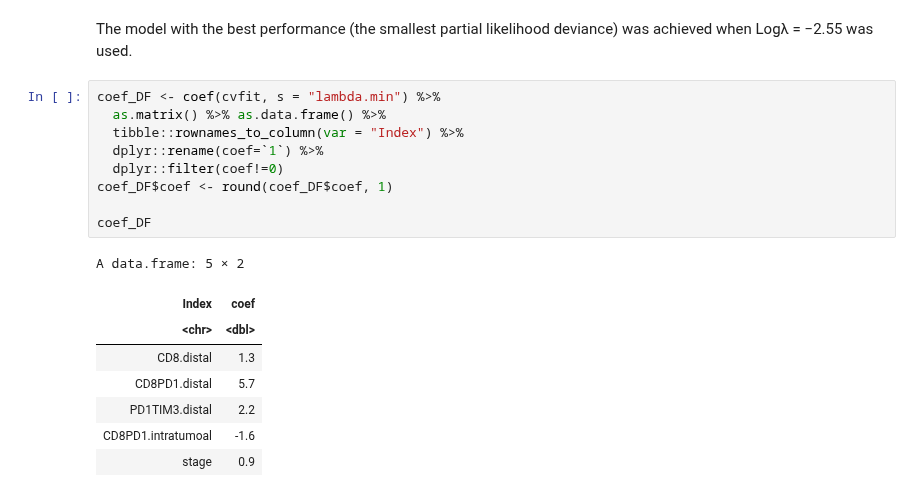
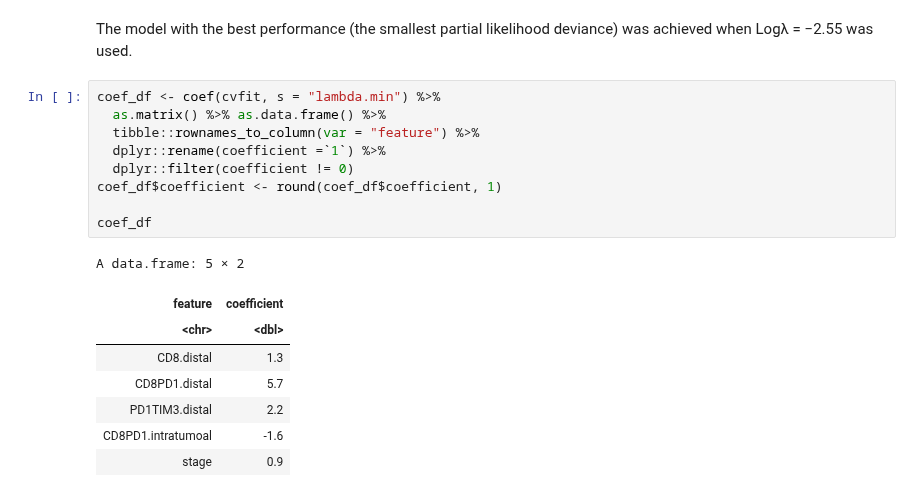
Before and after one commit to zenggitrepos/joshzeng, a Jupyter notebook: Lasso_Cox_Analysis_of_Spatial_Parameters_of_Immune_Cells/Lasso_Cox_Analysis_of_Spatial_Parameters_of_Immune_Cells.ipynb, the cells around one changed output. Saved outputs shown, nothing was run; the diff lists cells and outputs as text.

```diff
--- a/Lasso_Cox_Analysis_of_Spatial_Parameters_of_Immune_Cells/Lasso_Cox_Analysis_of_Spatial_Parameters_of_Immune_Cells.ipynb
+++ b/Lasso_Cox_Analysis_of_Spatial_Parameters_of_Immune_Cells/Lasso_Cox_Analysis_of_Spatial_Parameters_of_Immune_Cells.ipynb
@@ -159,17 +162,17 @@ plot(cvfit,cex.lab=1.4,cex.axis=1)
 # %% [markdown]
 The model with the best performance (the smallest partial likelihood  deviance) was achieved when Logλ = −2.55 was used.
 # %%
-coef_DF <- coef(cvfit, s = "lambda.min") %>%
+coef_df <- coef(cvfit, s = "lambda.min") %>%
   as.matrix() %>% as.data.frame() %>%
-  tibble::rownames_to_column(var = "Index") %>%
-  dplyr::rename(coef=`1`) %>%
-  dplyr::filter(coef!=0)
-coef_DF$coef <- round(coef_DF$coef, 1)
+  tibble::rownames_to_column(var = "feature") %>%
+  dplyr::rename(coefficient =`1`) %>%
+  dplyr::filter(coefficient != 0)
+coef_df$coefficient <- round(coef_df$coefficient, 1)
 
-coef_DF
+coef_df
 # %% [output]
 A data.frame: 5 × 2
-| Index | coef |
+| feature | coefficient |
 | <chr> | <dbl> |
 | CD8.distal | 1.3 |
 | CD8PD1.distal | 5.7 |
```
Also changed, not shown: parts of 6 cells of this notebook.
